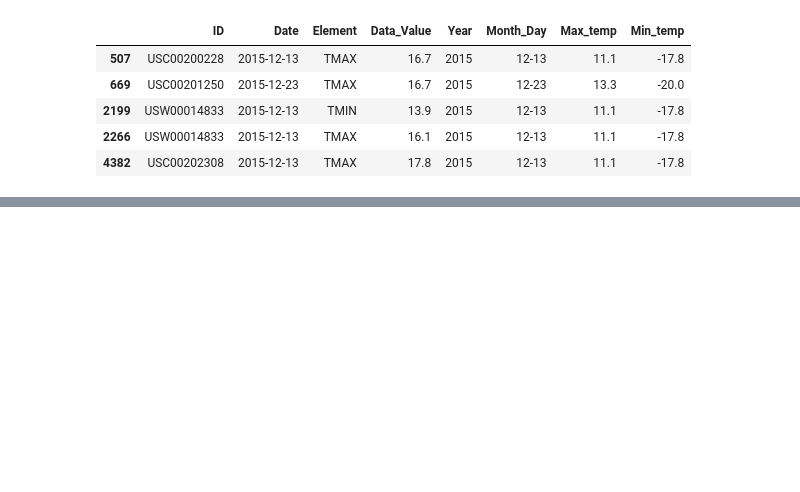
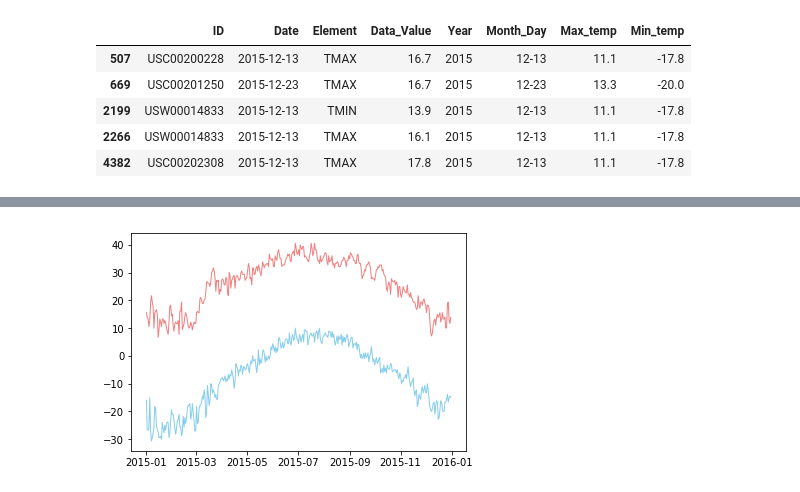
Before and after one commit to rahulrenegade/Applied-Plotting-Charting-Data-Representation-in-Python, a Jupyter notebook: Assignment2.ipynb, the cells around one changed output, grey strips where cells are left out. Cells and saved outputs as stored; diff of their text form; code cells hidden in the pictures; blank space fills up the shorter version.

```diff
--- a/Assignment2.ipynb
+++ b/Assignment2.ipynb
@@ -132,0 +152,11 @@ record_high.head()
+# %%
+# X Axis spanning 2015 only:
+date_index = np.arange('2015-01-01','2016-01-01', dtype='datetime64[D]')
+
+plt.figure()
+
+plt.plot(date_index,max_temp,color='lightcoral', linewidth=1) # Max in red.
+plt.plot(date_index,min_temp,color='skyblue', linewidth=1) # Min in blue.
+plt.show()
+# %% [output]
+[figure, added]
```
Also changed, not shown: parts of 10 cells of this notebook.
